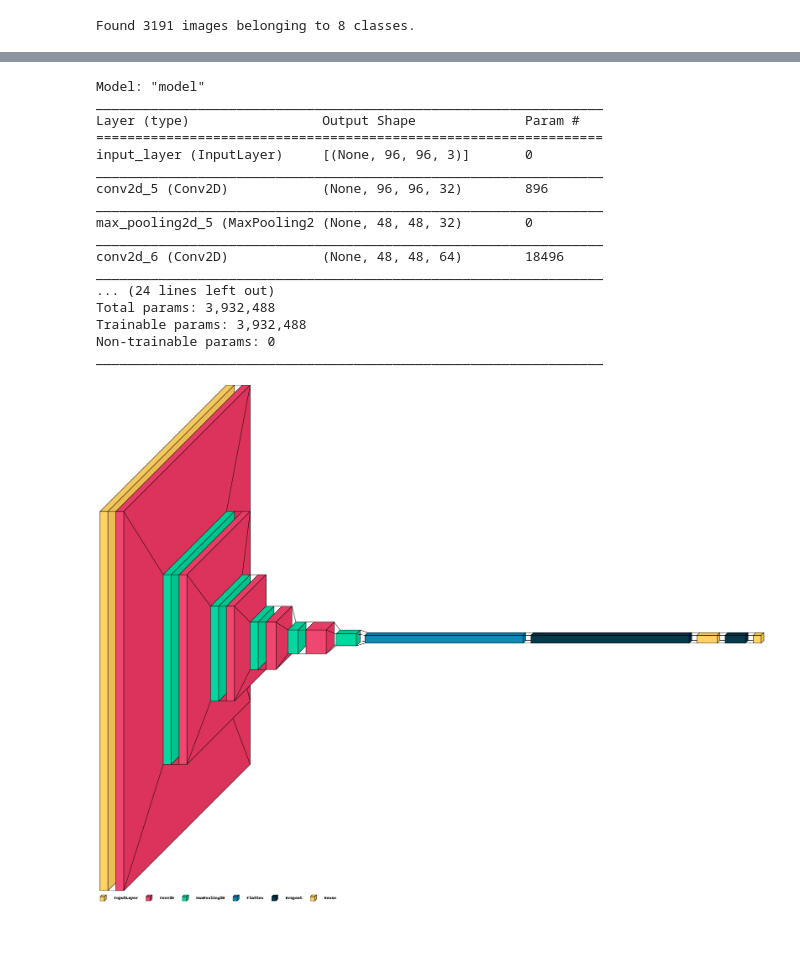
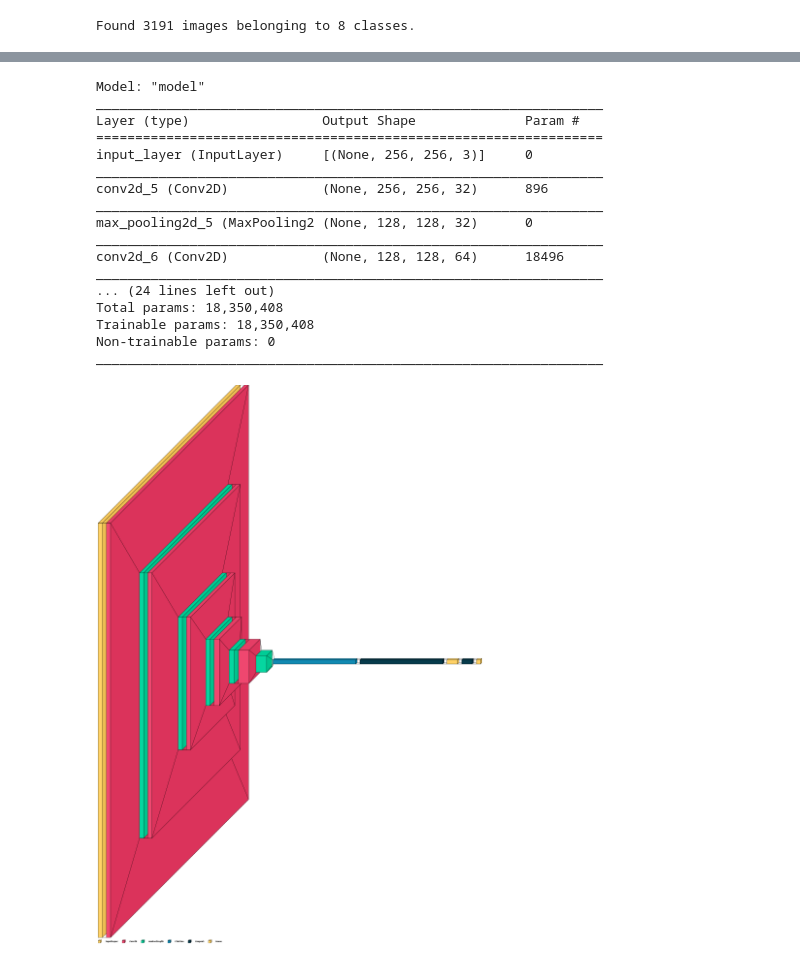
Before and after one commit to achgls/flower-species-classification, a Jupyter notebook: src/some-models.ipynb, the cells around one changed output, grey strips where cells are left out. Saved outputs shown, nothing was run; the diff lists cells and outputs as text; code cells hidden in the pictures; blank space fills up the shorter version.

```diff
--- a/src/some-models.ipynb
+++ b/src/some-models.ipynb
@@ -483,7 +505,7 @@ def build_model(input_shape):
         kernel_size=3,
         padding = 'same',
         activation = 'relu',
-        kernel_initializer = tfk.initializers.HeUniform()
+        kernel_initializer = tfk.initializers.HeUniform(seed)
     )(input_layer)
     pool1 = tfkl.MaxPooling2D()(conv1)
 
@@ -492,7 +514,7 @@ def build_model(input_shape):
         kernel_size=3,
         padding = 'same',
         activation = 'relu',
-        kernel_initializer = tfk.initializers.HeUniform()
+        kernel_initializer = tfk.initializers.HeUniform(seed)
     )(pool1)
     pool2 = tfkl.MaxPooling2D()(conv2)
 
@@ -501,7 +523,7 @@ def build_model(input_shape):
         kernel_size=3,
         padding = 'same',
         activation = 'relu',
-        kernel_initializer = tfk.initializers.HeUniform()
+        kernel_initializer = tfk.initializers.HeUniform(seed)
     )(pool2)
     pool3 = tfkl.MaxPooling2D()(conv3)
 
@@ -510,7 +532,7 @@ def build_model(input_shape):
         kernel_size=3,
         padding = 'same',
         activation = 'relu',
-        kernel_initializer = tfk.initializers.HeUniform()
+        kernel_initializer = tfk.initializers.HeUniform(seed)
     )(pool3)
     pool4 = tfkl.MaxPooling2D()(conv4)
 
@@ -519,15 +541,15 @@ def build_model(input_shape):
         kernel_size=3,
         padding = 'same',
         activation = 'relu',
-        kernel_initializer = tfk.initializers.HeUniform()
+        kernel_initializer = tfk.initializers.HeUniform(seed)
     )(pool4)
     pool5 = tfkl.MaxPooling2D()(conv5)
 
     flattening_layer = tfkl.Flatten(name='Flatten')(pool5)
-    dropout = tfkl.Dropout(0.3)(flattening_layer)
-    classifier_layer = tfkl.Dense(units=512, name='Classifier', kernel_initializer=tfk.initializers.HeUniform(), activation='relu')(dropout)
-    dropout = tfkl.Dropout(0.3)(classifier_layer)
-    output_layer = tfkl.Dense(units=8, activation='softmax', kernel_initializer=tfk.initializers.GlorotUniform(), name='output_layer')(dropout)
+    dropout = tfkl.Dropout(0.3, seed=seed)(flattening_layer)
+    classifier_layer = tfkl.Dense(units=512, name='Classifier', kernel_initializer=tfk.initializers.HeUniform(seed), activation='relu')(dropout)
+    dropout = tfkl.Dropout(0.3, seed=seed)(classifier_layer)
+    output_layer = tfkl.Dense(units=8, activation='softmax', kernel_initializer=tfk.initializers.GlorotUniform(seed), name='output_layer')(dropout)
 
     # Connect input and output through the Model class
     model = tfk.Model(inputs=input_layer, outputs=output_layer, name='model')
@@ -599,30 +621,32 @@ WARNING: Running pip as the 'root' user can result in broken permissions and con
 Note: you may need to restart the kernel to use updated packages.
 # %%
 import visualkeras
+
+input_shape=(256,256,3)
 
 # Build model (for NO augmentation training)
 model = build_model(input_shape)
 model.summary()
 visualkeras.layered_view(model, legend=True, spacing=20, scale_xy=10)
 # %% [output]
 Model: "model"
 _________________________________________________________________
 Layer (type)                 Output Shape              Param #
 =================================================================
-input_layer (InputLayer)     [(None, 96, 96, 3)]       0
+input_layer (InputLayer)     [(None, 256, 256, 3)]     0
 _________________________________________________________________
-conv2d_5 (Conv2D)            (None, 96, 96, 32)        896
+conv2d_5 (Conv2D)            (None, 256, 256, 32)      896
 _________________________________________________________________
-max_pooling2d_5 (MaxPooling2 (None, 48, 48, 32)        0
+max_pooling2d_5 (MaxPooling2 (None, 128, 128, 32)      0
 _________________________________________________________________
-conv2d_6 (Conv2D)            (None, 48, 48, 64)        18496
+conv2d_6 (Conv2D)            (None, 128, 128, 64)      18496
 _________________________________________________________________
 ... (24 lines left out)
-Total params: 3,932,488
-Trainable params: 3,932,488
+Total params: 18,350,408
+Trainable params: 18,350,408
 Non-trainable params: 0
 _________________________________________________________________
-[figure, old version]
+[figure, new version]
 # %%
 # Create folders and callbacks and fit
 noaug_callbacks = create_folders_and_callbacks(model_name='CNN_NoAug')
```
Also changed, not shown: parts of 25 cells of this notebook.
